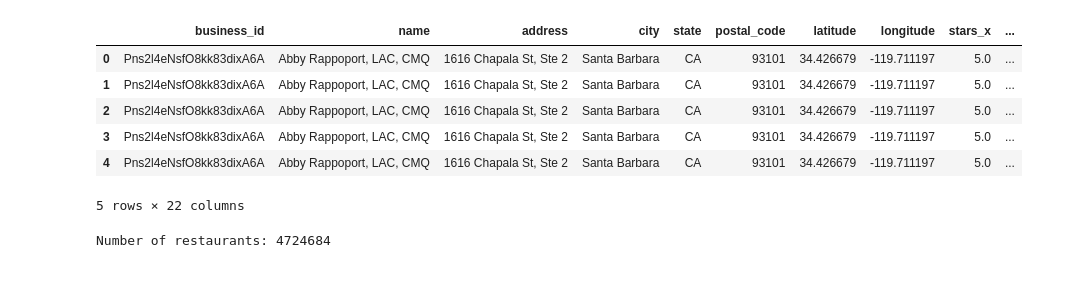
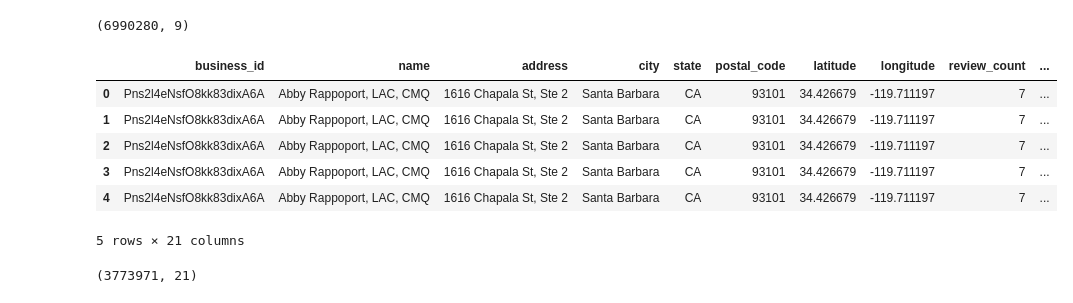
Before and after one commit to arashshams/recom_sys_nlp_llm, a Jupyter notebook: Mo_EDA.ipynb, the cells around one changed output. Drawn from its saved outputs; the diff is of its cells as text; code cells hidden in the pictures.

```diff
--- a/Mo_EDA.ipynb
+++ b/Mo_EDA.ipynb
@@ -184,24 +35,29 @@ yelp_reviews.head()
 | 2 | saUsX_uimxRlCVr67Z4Jig | 8g_iMtfSiwikVnbP2etR0A | YjUWPpI6HXG530lwP-fb2A | 3 | 0 | 0 | 0 | Family diner. Had the buffet. Ecl... | 2014-02-05 20:30:30 |
 | 3 | AqPFMleE6RsU23_auESxiA | _7bHUi9Uuf5__HHc_Q8guQ | kxX2SOes4o-D3ZQBkiMRfA | 5 | 1 | 0 | 1 | Wow! Yummy, different, delicious.... | 2015-01-04 00:01:03 |
 | 4 | Sx8TMOWLNuJBWer-0pcmoA | bcjbaE6dDog4jkNY91ncLQ | e4Vwtrqf-wpJfwesgvdgxQ | 4 | 1 | 0 | 1 | Cute interior and owner (?) gave ... | 2017-01-14 20:54:15 |
+# %%
+yelp_reviews.shape
+# %% [output]
+(6990280, 9)
 # %%
 yelp_merged_df = pd.merge(yelp_business, yelp_reviews, on='business_id')
-
+yelp_merged_df.rename(columns={'stars_y': 'stars'}, inplace=True)
+yelp_merged_df.drop(columns=['stars_x'], inplace=True)
 yelp_merged_df.head()
 # %% [output]
-|  | business_id | name | address | city | state | postal_code | latitude | longitude | stars_x | ... |
-| 0 | Pns2l4eNsfO8kk83dixA6A | Abby Rappoport, LAC, CMQ | 1616 Chapala St, Ste 2 | Santa Barbara | CA | 93101 | 34.426679 | -119.711197 | 5.0 | ... |
-| 1 | Pns2l4eNsfO8kk83dixA6A | Abby Rappoport, LAC, CMQ | 1616 Chapala St, Ste 2 | Santa Barbara | CA | 93101 | 34.426679 | -119.711197 | 5.0 | ... |
-| 2 | Pns2l4eNsfO8kk83dixA6A | Abby Rappoport, LAC, CMQ | 1616 Chapala St, Ste 2 | Santa Barbara | CA | 93101 | 34.426679 | -119.711197 | 5.0 | ... |
-| 3 | Pns2l4eNsfO8kk83dixA6A | Abby Rappoport, LAC, CMQ | 1616 Chapala St, Ste 2 | Santa Barbara | CA | 93101 | 34.426679 | -119.711197 | 5.0 | ... |
-| 4 | Pns2l4eNsfO8kk83dixA6A | Abby Rappoport, LAC, CMQ | 1616 Chapala St, Ste 2 | Santa Barbara | CA | 93101 | 34.426679 | -119.711197 | 5.0 | ... |
+|  | business_id | name | address | city | state | postal_code | latitude | longitude | review_count | ... |
+| 0 | Pns2l4eNsfO8kk83dixA6A | Abby Rappoport, LAC, CMQ | 1616 Chapala St, Ste 2 | Santa Barbara | CA | 93101 | 34.426679 | -119.711197 | 7 | ... |
+| 1 | Pns2l4eNsfO8kk83dixA6A | Abby Rappoport, LAC, CMQ | 1616 Chapala St, Ste 2 | Santa Barbara | CA | 93101 | 34.426679 | -119.711197 | 7 | ... |
+| 2 | Pns2l4eNsfO8kk83dixA6A | Abby Rappoport, LAC, CMQ | 1616 Chapala St, Ste 2 | Santa Barbara | CA | 93101 | 34.426679 | -119.711197 | 7 | ... |
+| 3 | Pns2l4eNsfO8kk83dixA6A | Abby Rappoport, LAC, CMQ | 1616 Chapala St, Ste 2 | Santa Barbara | CA | 93101 | 34.426679 | -119.711197 | 7 | ... |
+| 4 | Pns2l4eNsfO8kk83dixA6A | Abby Rappoport, LAC, CMQ | 1616 Chapala St, Ste 2 | Santa Barbara | CA | 93101 | 34.426679 | -119.711197 | 7 | ... |
-5 rows × 22 columns
+5 rows × 21 columns
 # %%
 restaurants_df = yelp_merged_df[yelp_merged_df['categories'].str.contains('Restaurant', case=False, na=False)]
-
-print(f"Number of restaurants: {restaurants_df.shape[0]}")
+restaurants_df = restaurants_df.query('is_open == 1')
+restaurants_df.shape
 # %% [output]
-Number of restaurants: 4724684
+(3773971, 21)
 # %%
 restaurants_df.head()
 # %% [output]
```
Also changed, not shown: parts of 23 cells of this notebook.
